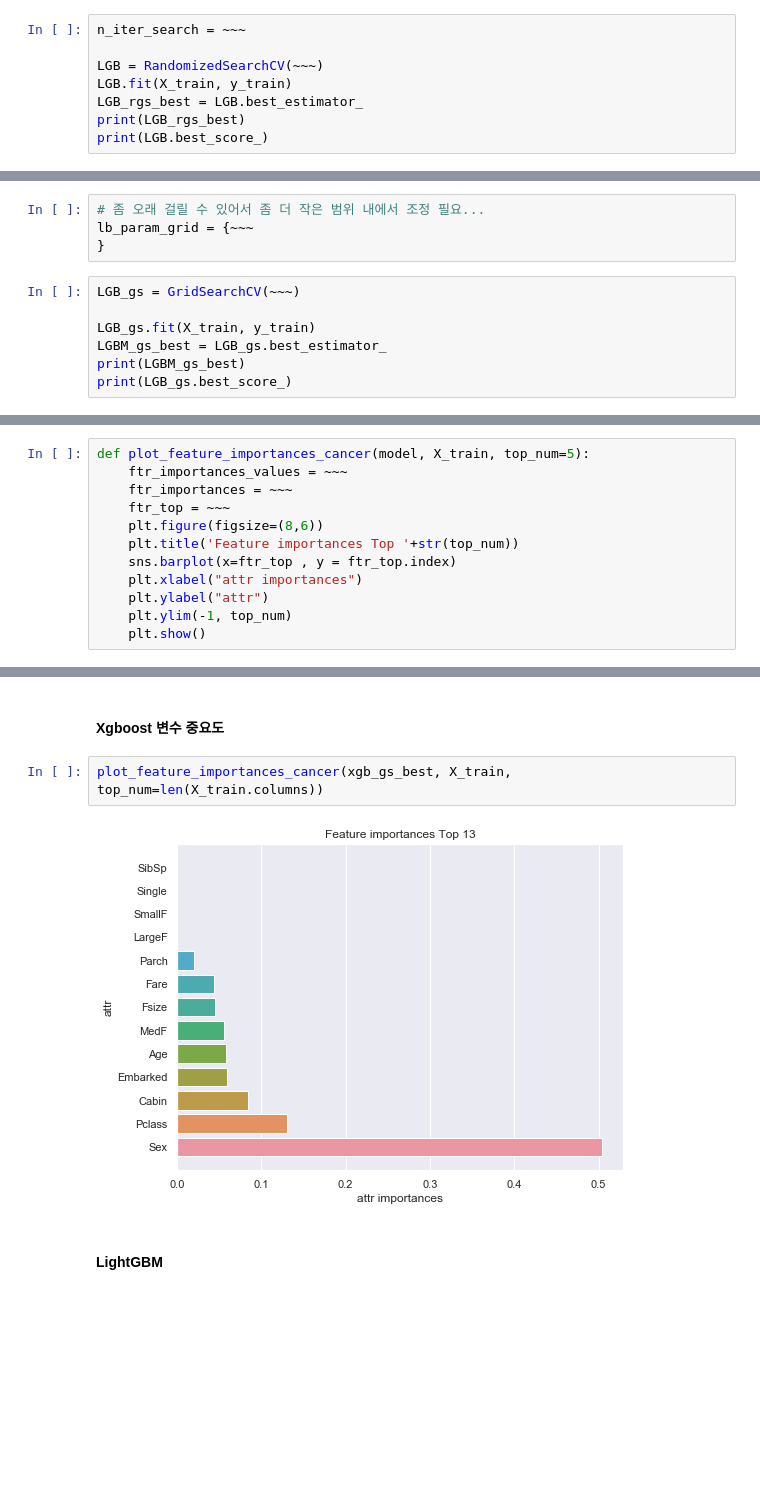
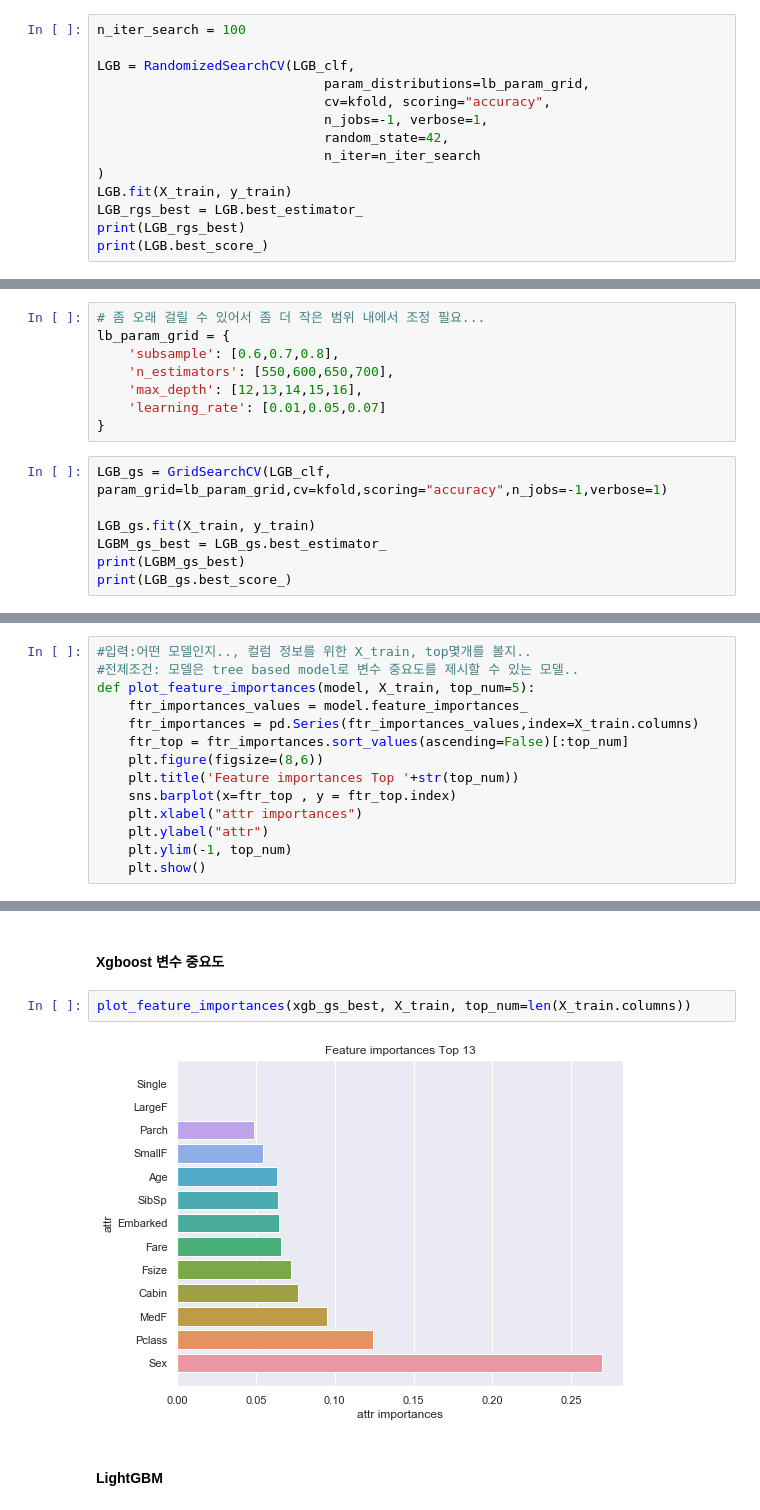
Before and after one commit to ay91911/Python_Fundamental, a Jupyter notebook: 20200722/202006_Titanic_ML_withSciKit_MultiModel_Feature_Ensemble_Ex.ipynb, the cells around one changed output, grey strips where cells are left out. Drawn from its saved outputs; the diff is of its cells as text; blank space fills up the shorter version.

```diff
--- a/20200722/202006_Titanic_ML_withSciKit_MultiModel_Feature_Ensemble_Ex.ipynb
+++ b/20200722/202006_Titanic_ML_withSciKit_MultiModel_Feature_Ensemble_Ex.ipynb
@@ -799,7 +828,13 @@ lb_param_grid = {~~~
 # %%
-n_iter_search = ~~~
+n_iter_search = 100
 
-LGB = RandomizedSearchCV(~~~)
+LGB = RandomizedSearchCV(LGB_clf,
+                             param_distributions=lb_param_grid,
+                             cv=kfold, scoring="accuracy",
+                             n_jobs=-1, verbose=1,
+                             random_state=42,
+                             n_iter=n_iter_search
+)
 LGB.fit(X_train, y_train)
 LGB_rgs_best = LGB.best_estimator_
 print(LGB_rgs_best)
@@ -819,9 +870,13 @@ LGBMClassifier(boosting_type='gbdt', class_weight=None, colsample_bytree=1.0,
 # %%
 # 좀 오래 걸릴 수 있어서 좀 더 작은 범위 내에서 조정 필요...
-lb_param_grid = {~~~
+lb_param_grid = {
+    'subsample': [0.6,0.7,0.8],
+    'n_estimators': [550,600,650,700],
+    'max_depth': [12,13,14,15,16],
+    'learning_rate': [0.01,0.05,0.07]
 }
 # %%
-LGB_gs = GridSearchCV(~~~)
+LGB_gs = GridSearchCV(LGB_clf, param_grid=lb_param_grid,cv=kfold,scoring="accuracy",n_jobs=-1,verbose=1)
 
 LGB_gs.fit(X_train, y_train)
 LGBM_gs_best = LGB_gs.best_estimator_
@@ -894,10 +940,12 @@ LGBMClassifier(boosting_type='gbdt', class_weight=None, colsample_bytree=1.0,
 # %% [markdown]
 #### 변수 중요도 그릴 함수 만들기...
 # %%
-def plot_feature_importances_cancer(model, X_train, top_num=5):
-    ftr_importances_values = ~~~
-    ftr_importances = ~~~
-    ftr_top = ~~~
+#입력:어떤 모델인지.., 컬럼 정보를 위한 X_train, top몇개를 볼지..
+#전제조건: 모델은 tree based model로 변수 중요도를 제시할 수 있는 모델..
+def plot_feature_importances(model, X_train, top_num=5):
+    ftr_importances_values = model.feature_importances_
+    ftr_importances = pd.Series(ftr_importances_values,index=X_train.columns)
+    ftr_top = ftr_importances.sort_values(ascending=False)[:top_num]
     plt.figure(figsize=(8,6))
     plt.title('Feature importances Top '+str(top_num))
     sns.barplot(x=ftr_top , y = ftr_top.index)
@@ -914,9 +962,9 @@ plot_feature_importances_cancer(RFC_gs_best, X_train, top_num=len(X_train.column
 # %% [markdown]
 #### Xgboost 변수 중요도
 # %%
-plot_feature_importances_cancer(xgb_gs_best, X_train, top_num=len(X_train.columns))
+plot_feature_importances(xgb_gs_best, X_train, top_num=len(X_train.columns))
 # %% [output]
-[figure, old version]
+[figure, new version]
 # %% [markdown]
 #### LightGBM
 # %%
```
Also changed, not shown: parts of 60 cells of this notebook, 2 other files.
